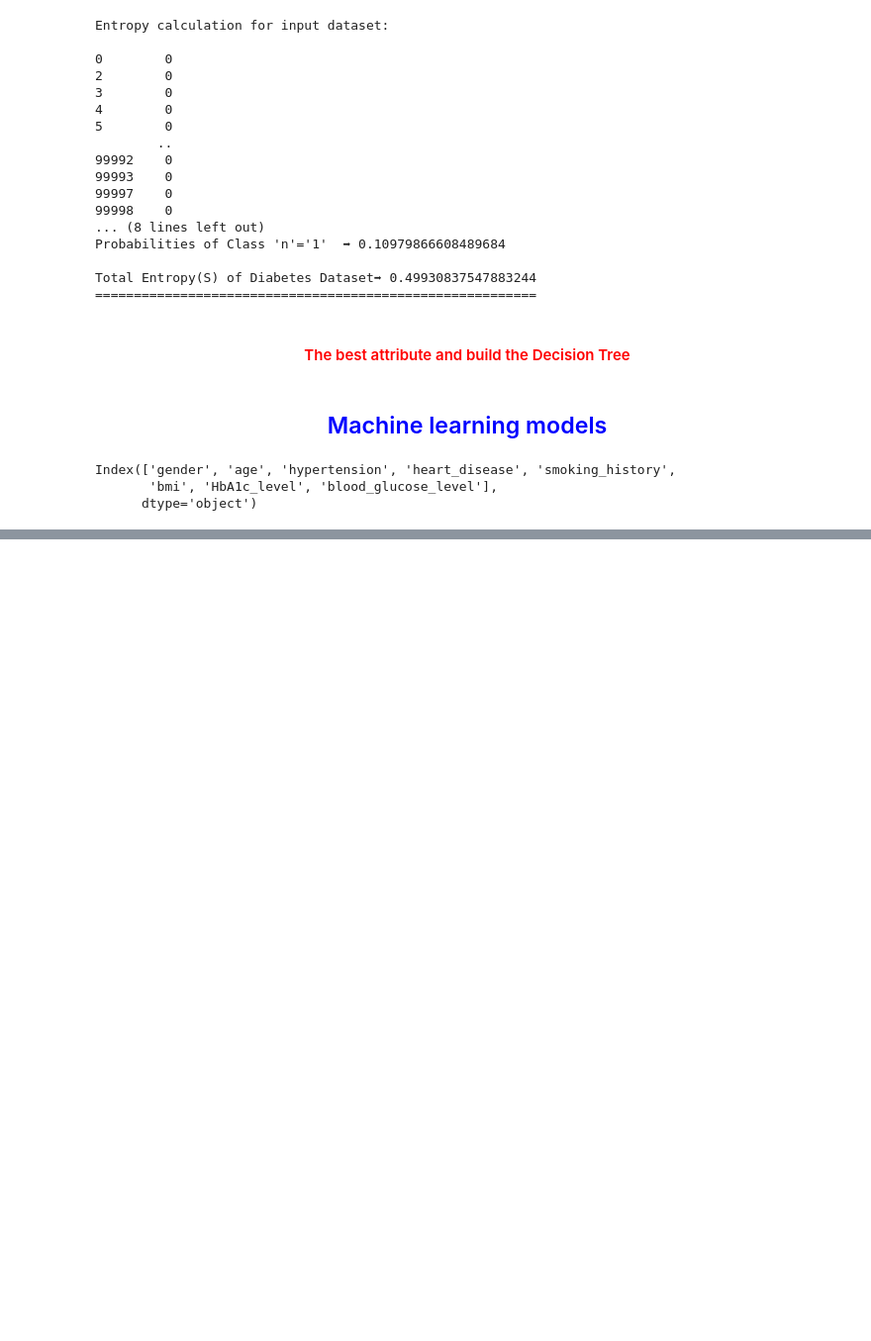
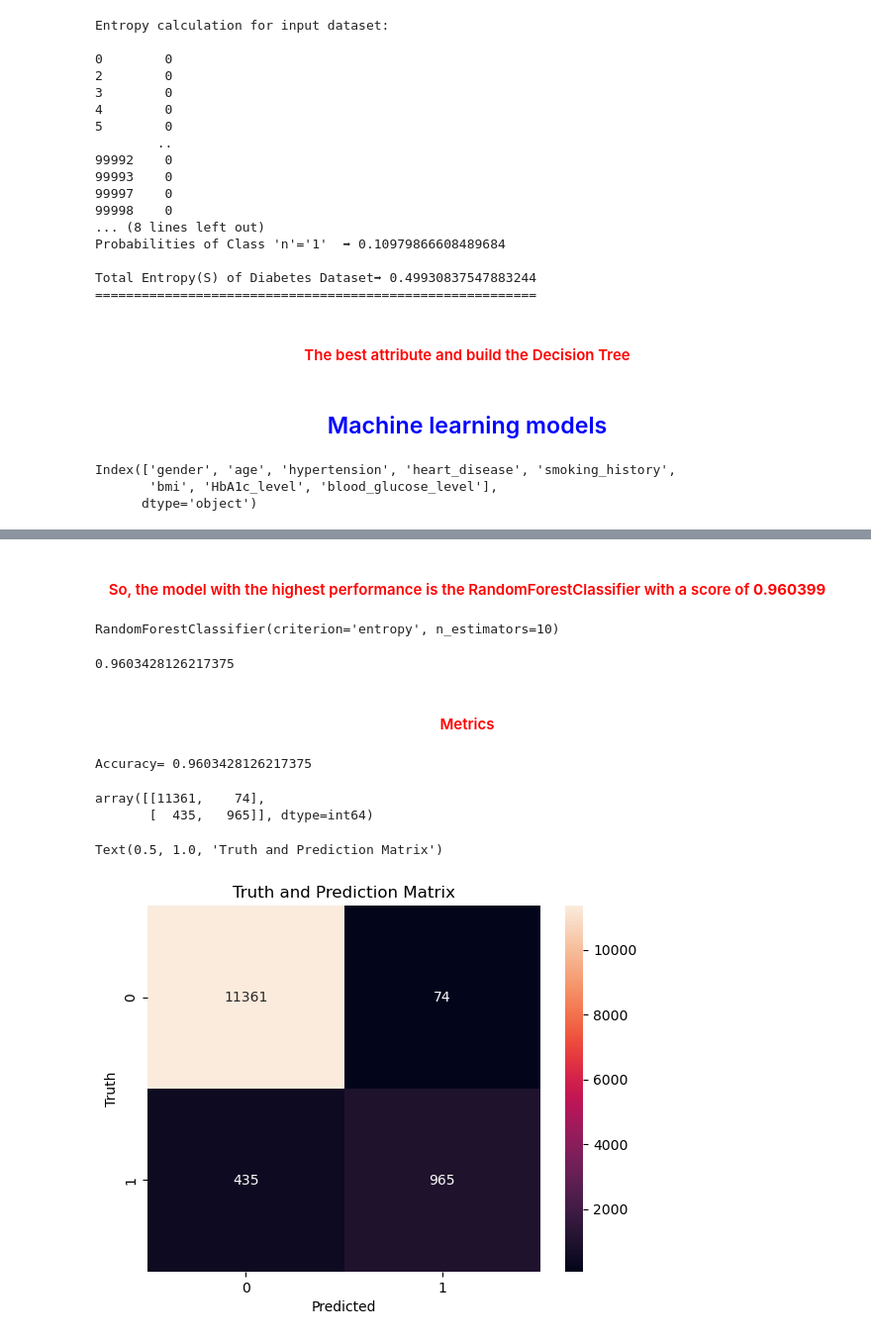
Before and after one commit to NANITH777/Diabetes-Prediction-ID3_Alg-ML-Models, a Jupyter notebook: Odev.ipynb, the cells around one changed output, grey strips where cells are left out. Shown at 99% size. Cells and saved outputs as stored; diff of their text form; code cells hidden in the pictures; blank space fills up the shorter version.

```diff
--- a/Odev.ipynb
+++ b/Odev.ipynb
@@ -465,0 +538,11 @@ X_train, X_test, y_train, y_test = train_test_split(attribute_names, target, tes
+# %%
+scores=[]
+
+for model_names, mp in model_params.items():
+    clf=GridSearchCV(mp['model'], mp['params'], cv=4, return_train_score=False)
+    clf.fit(X_train,y_train)
+    scores.append({
+        'model': model_names,
+        'best_score':clf.best_score_,
+        'best_params': clf.best_params_
+    })
@@ -465,0 +562,37 @@ X_train, X_test, y_train, y_test = train_test_split(attribute_names, target, tes
+# %% [markdown]
+<h4 style='color: red; text-align: center'>So, the model with the highest performance is the RandomForestClassifier with a score of <b>0.960399	</b></h4>
+# %%
+rfc=RandomForestClassifier(n_estimators=10, criterion='entropy')
+rfc.fit(X_train, y_train)
+# %% [output]
+RandomForestClassifier(criterion='entropy', n_estimators=10)
+# %%
+rfc.score(X_test, y_test)
+# %% [output]
+0.9603428126217375
+# %% [markdown]
+<h4 style='color: red; text-align: center'>Metrics</h4>
+# %%
+y_pred=rfc.predict(X_test)
+# %%
+from sklearn.metrics import accuracy_score, confusion_matrix
+accuracy=accuracy_score(y_test, y_pred)
+print('Accuracy=', accuracy)
+# %% [output]
+Accuracy= 0.9603428126217375
+# %%
+cm=confusion_matrix(y_test, y_pred)
+cm
+# %% [output]
+array([[11361,    74],
+       [  435,   965]], dtype=int64)
+# %%
+import seaborn as sns
+
+sns.heatmap(cm, annot=True, fmt='d')
+plt.xlabel("Predicted")
+plt.ylabel("Truth")
+plt.title("Truth and Prediction Matrix")
+# %% [output]
+Text(0.5, 1.0, 'Truth and Prediction Matrix')
+[figure, added]
```
Also changed, not shown: parts of 13 cells of this notebook.
